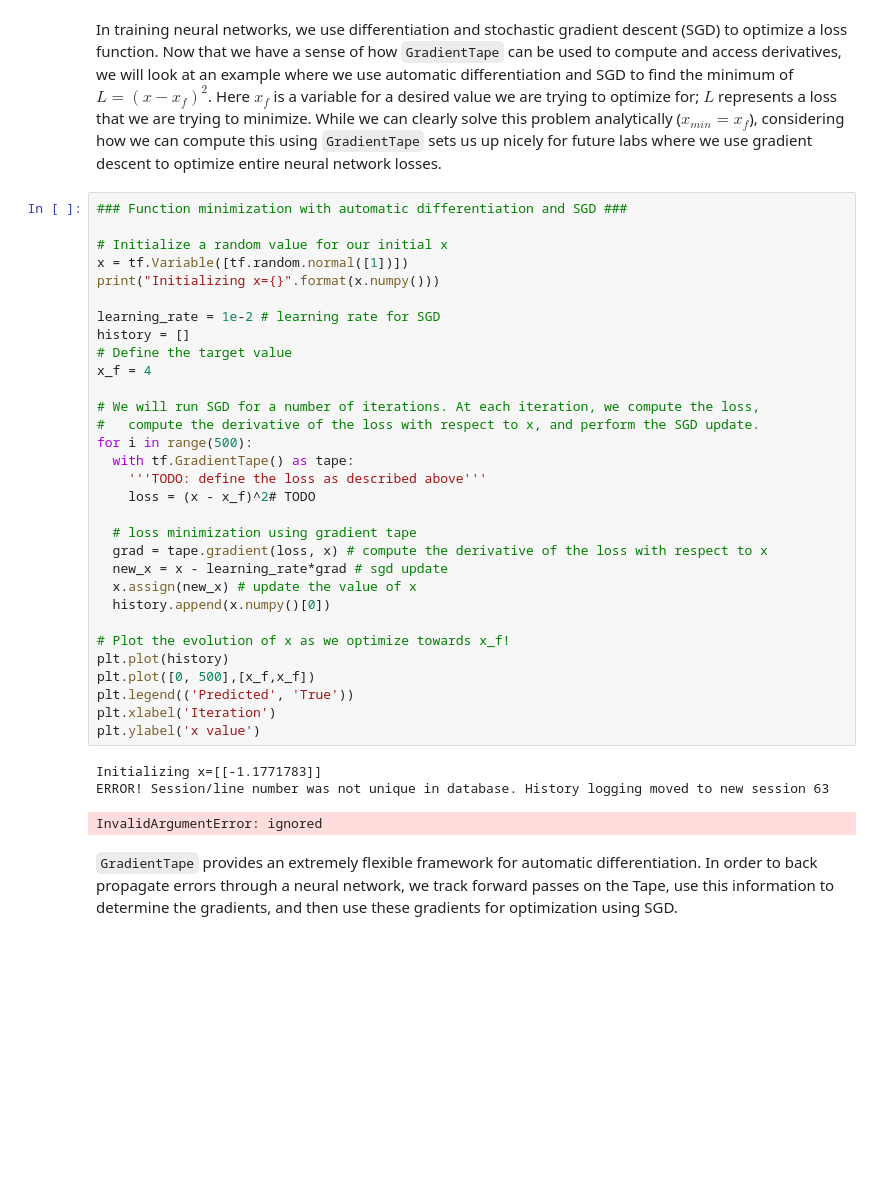
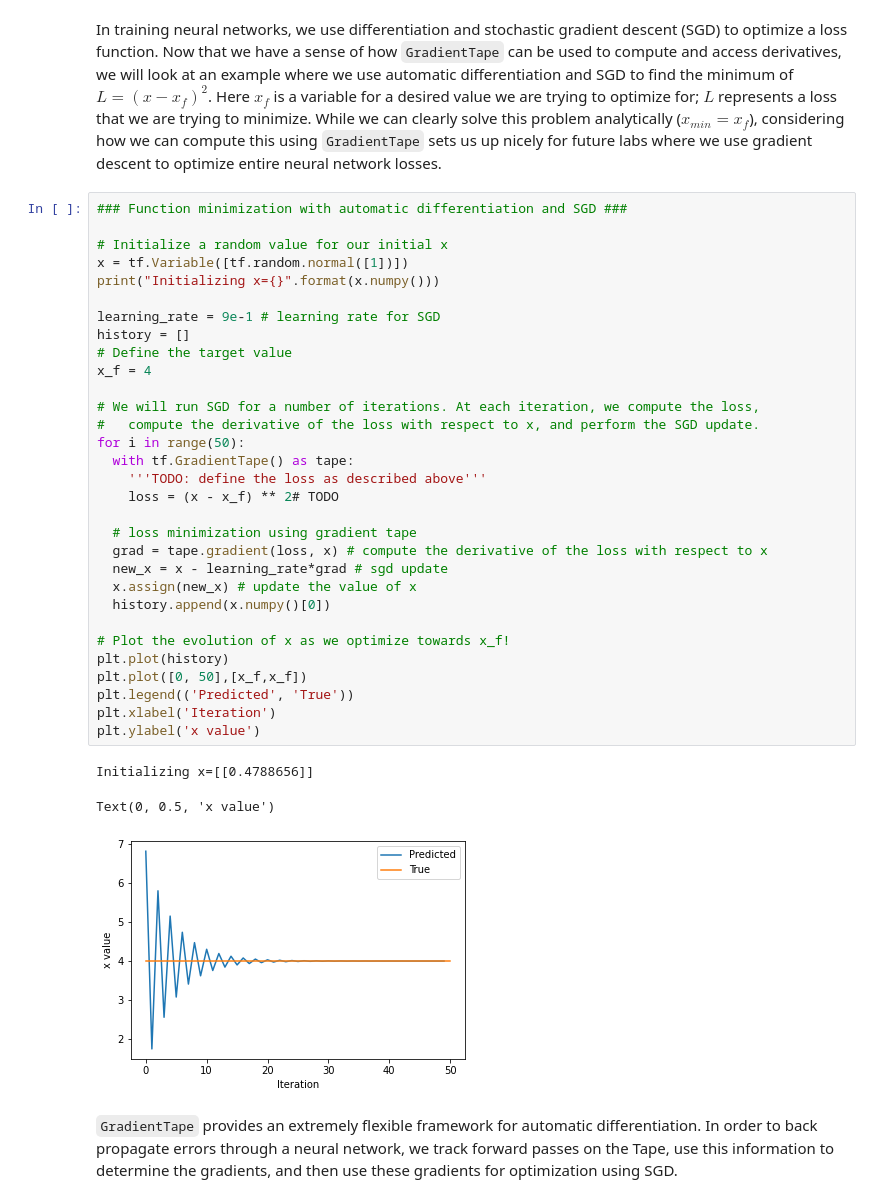
Before and after one commit to samuelgeurts/Tensorflow2-course, a Jupyter notebook: Copy_of_Part1_TensorFlow.ipynb, the cells around one changed output. Drawn from its saved outputs; the diff is of its cells as text; blank space fills up the shorter version.

```diff
--- a/Copy_of_Part1_TensorFlow.ipynb
+++ b/Copy_of_Part1_TensorFlow.ipynb
@@ -366,37 +366,37 @@ In training neural networks, we use differentiation and stochastic gradient desc
 # %%
 ### Function minimization with automatic differentiation and SGD ###
 
 # Initialize a random value for our initial x
 x = tf.Variable([tf.random.normal([1])])
 print("Initializing x={}".format(x.numpy()))
 
-learning_rate = 1e-2 # learning rate for SGD
+learning_rate = 9e-1 # learning rate for SGD
 history = []
 # Define the target value
 x_f = 4
 
 # We will run SGD for a number of iterations. At each iteration, we compute the loss,
 #   compute the derivative of the loss with respect to x, and perform the SGD update.
-for i in range(500):
+for i in range(50):
   with tf.GradientTape() as tape:
     '''TODO: define the loss as described above'''
-    loss = (x - x_f)^2# TODO
+    loss = (x - x_f) ** 2# TODO
 
   # loss minimization using gradient tape
   grad = tape.gradient(loss, x) # compute the derivative of the loss with respect to x
   new_x = x - learning_rate*grad # sgd update
   x.assign(new_x) # update the value of x
   history.append(x.numpy()[0])
 
 # Plot the evolution of x as we optimize towards x_f!
 plt.plot(history)
-plt.plot([0, 500],[x_f,x_f])
+plt.plot([0, 50],[x_f,x_f])
 plt.legend(('Predicted', 'True'))
 plt.xlabel('Iteration')
 plt.ylabel('x value')
 # %% [output]
-Initializing x=[[-1.1771783]]
-ERROR! Session/line number was not unique in database. History logging moved to new session 63
+Initializing x=[[0.4788656]]
-InvalidArgumentError: ignored
+Text(0, 0.5, 'x value')
+[figure, added]
 # %% [markdown]
 `GradientTape` provides an extremely flexible framework for automatic differentiation. In order to back propagate errors through a neural network, we track forward passes on the Tape, use this information to determine the gradients, and then use these gradients for optimization using SGD.
```
